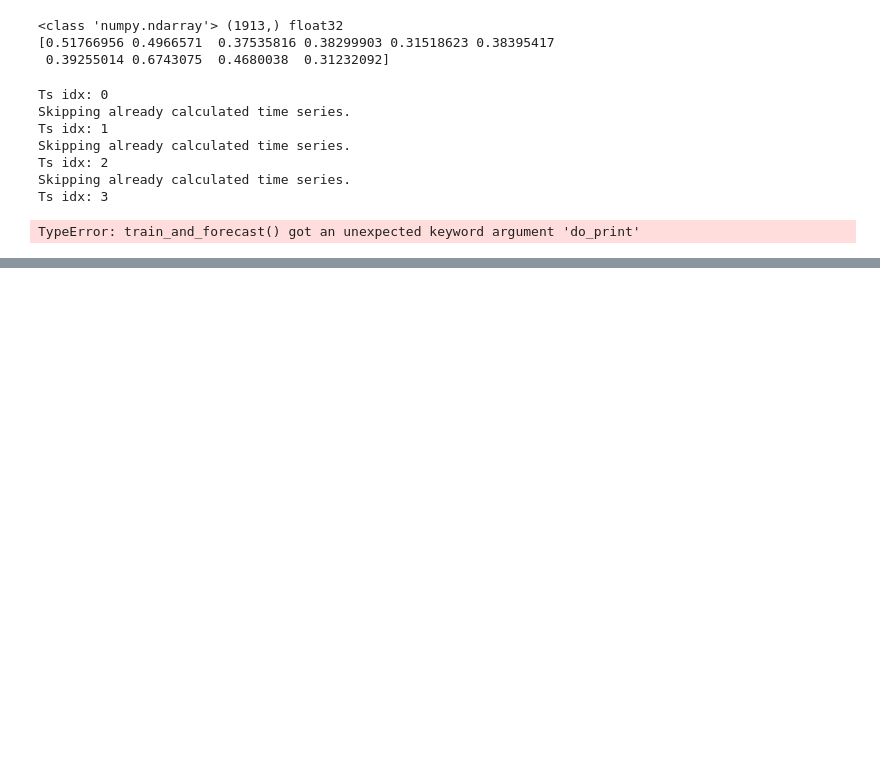
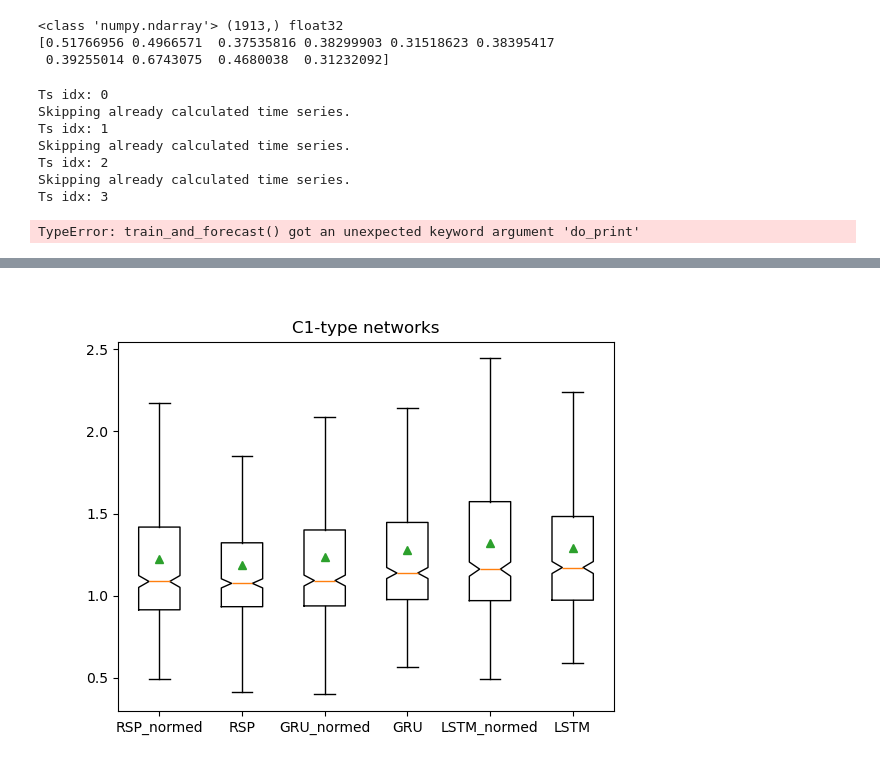
Before and after one commit to vladislav-horbatiuk/rspl_neuron_experiments, a Jupyter notebook: notebooks/compare_neurons_on_m5.ipynb, the cells around one changed output, grey strips where cells are left out. Cells and saved outputs as stored; diff of their text form; code cells hidden in the pictures; blank space fills up the shorter version.

```diff
--- a/notebooks/compare_neurons_on_m5.ipynb
+++ b/notebooks/compare_neurons_on_m5.ipynb
@@ -242,6 +219,2 @@ tensor([[1.4619]])
 # %%
 ######################################################################################
-# %%
-with open(SAVE_RESULTS_TO, 'rb') as f:
-    saved_results = pickle.load(f)
-print(len(saved_results))
@@ -287,0 +297,6 @@ Avg error for LSTM: 1.2928555152852856
+# %%
+import copy
+model_exp_results_to_run = copy.deepcopy(ALL_MODEL_EXP_RESULTS)
+finished_exp_results = set([f'{recurrent_models_dir}/{exp}/results.pt' for exp in os.listdir(recurrent_models_dir)])
+finished_exp_results = [f for f in finished_exp_results if os.path.exists(f)]
+print(len(finished_exp_results))
@@ -287,0 +389,25 @@ Avg error for LSTM: 1.2928555152852856
+# %%
+errs_by_neuron = defaultdict(list)
+filtered_errs_by_neuron = defaultdict(list)
+NUM_TOP_VAL_ERRS_TO_FILTER = 4
+
+for neuron_type in ALL_MODELS:
+    for cfg in CONFIGURATIONS:
+        cfg_params = get_cfg_as_tuple(cfg)
+        key = cfg_params + (neuron_type,)
+        for ts_idx in range(len(timeseries)):
+            errs_by_neuron[key].extend(errs[neuron_type][ts_idx][cfg_params])
+            filtered_errs_by_neuron[key].extend(errs[neuron_type][ts_idx][cfg_params][:-NUM_TOP_VAL_ERRS_TO_FILTER])
+        errs_by_neuron[key] = np.array(errs_by_neuron[key])
+        filtered_errs_by_neuron[key] = np.array(filtered_errs_by_neuron[key])
+# %%
+for cfg in CONFIGURATIONS:
+    print(f'CONFIG: {get_cfg_as_tuple(cfg)}')
+    for neuron_type in ALL_MODELS:
+        print(f'    NEURON TYPE: {neuron_type}')
+        key = get_cfg_as_tuple(cfg) + (neuron_type,)
+        print(f'        Median err: {np.median(errs_by_neuron[key])}')
+        print(f'        Err std for: {np.std(errs_by_neuron[key])}')
+        print(f'        Median filtered err: {np.median(filtered_errs_by_neuron[key])}')
+        print(f'        Mean filtered err: {np.mean(filtered_errs_by_neuron[key])}')
+        print(f'        Filtered err std: {np.std(filtered_errs_by_neuron[key])}')
@@ -287,0 +432,11 @@ Avg error for LSTM: 1.2928555152852856
+# %%
+all_errs = []
+for neuron_type in ALL_MODELS:
+    key = get_cfg_as_tuple(CONFIGURATIONS[0]) + (neuron_type,)
+    all_errs.append(filtered_errs_by_neuron[key])
+fig, ax = plt.subplots()
+_ = ax.boxplot(all_errs, showfliers=False, tick_labels=ALL_MODELS, showmeans=True, notch=True)
+_ = ax.set_title('C1-type networks')
+plt.show()
+# %% [output]
+[figure, added]
```
Also changed, not shown: parts of 28 cells of this notebook, 2 other files.
